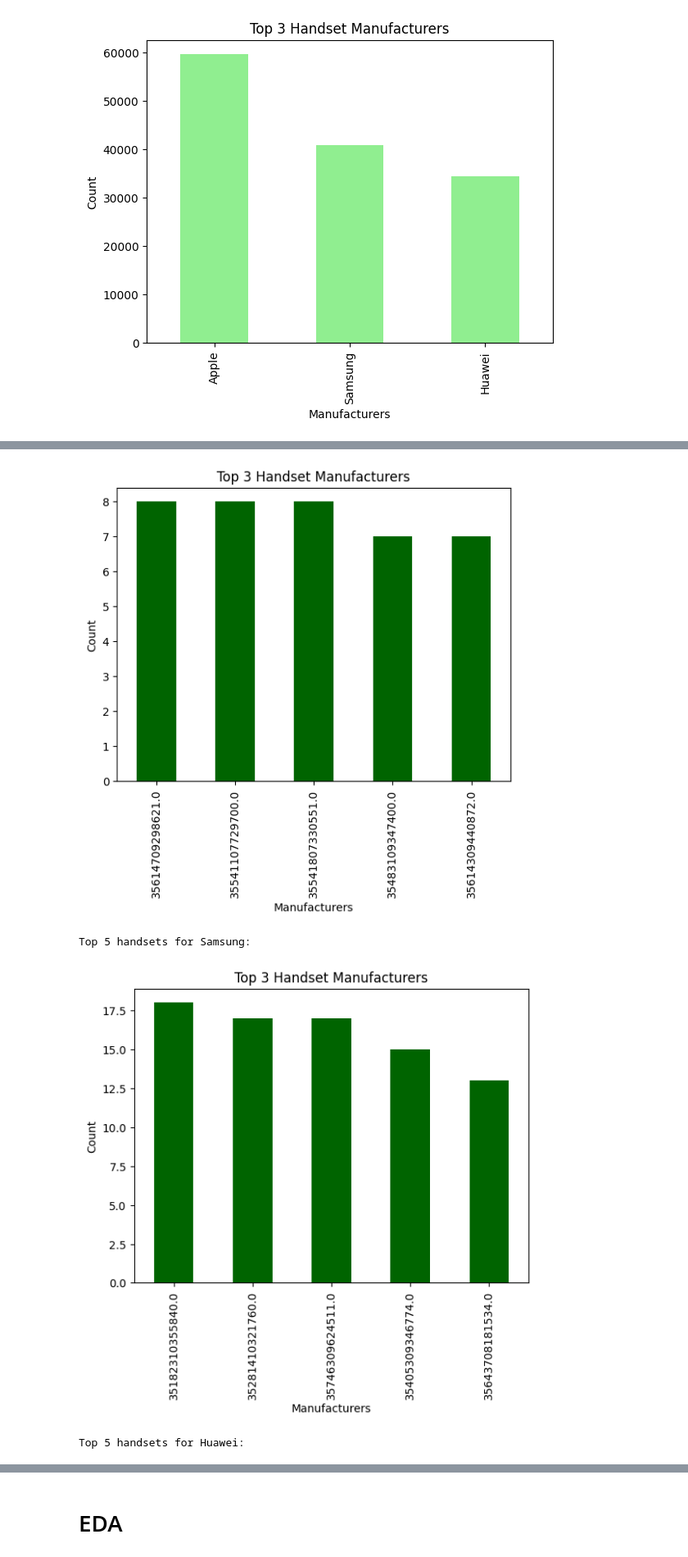
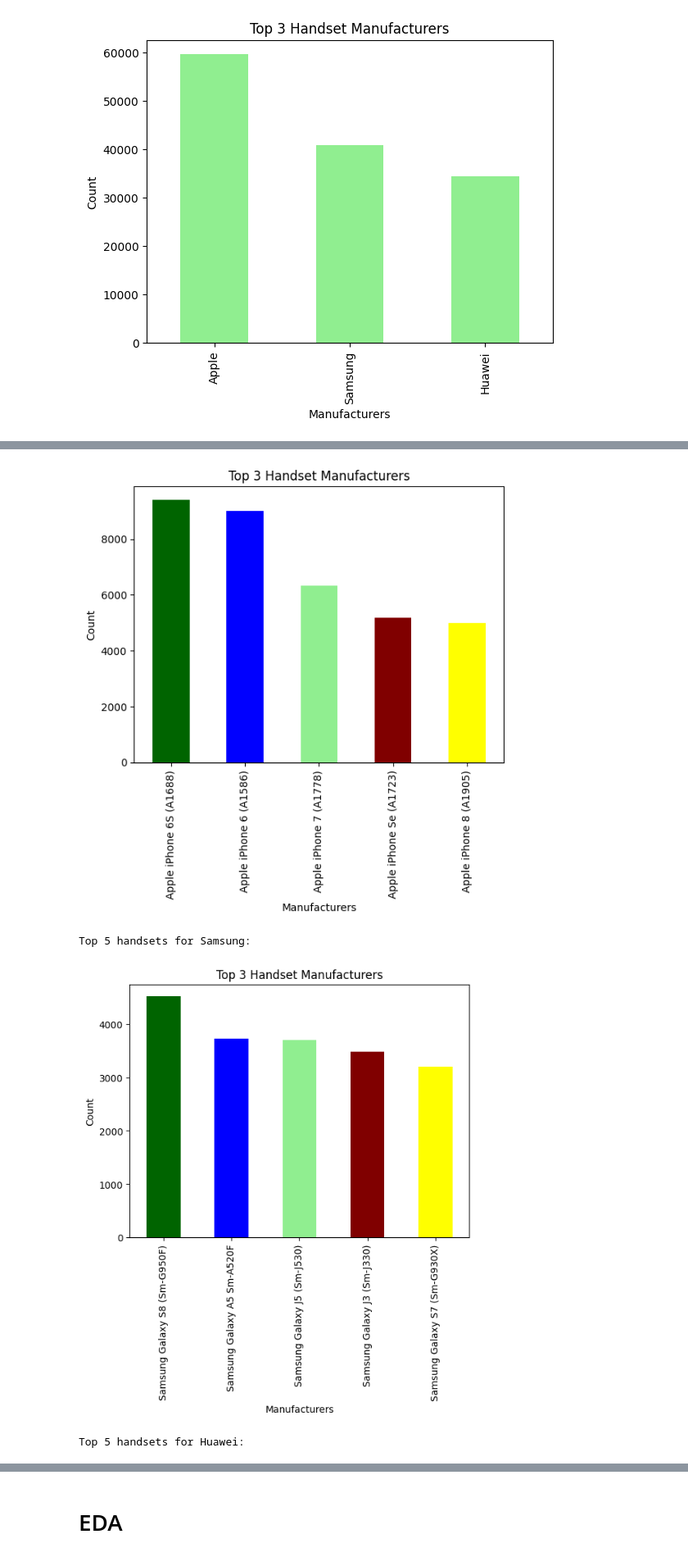
Before and after one commit to amannnnnyyyy/Telecommunication-Analysis-TellCo-, a Jupyter notebook: notebooks/telecom.ipynb, the cells around one changed output, grey strips where cells are left out. Shown: that part at 82% size. Saved outputs shown, nothing was run; the diff lists cells and outputs as text; code cells hidden in the pictures.

```diff
--- a/notebooks/telecom.ipynb
+++ b/notebooks/telecom.ipynb
@@ -118,16 +117,16 @@ plt.show()
 # %%
 # Loop through the top 3 manufacturers and find the top 5 handsets for each
 for manufacturer in top_3_manufacturers.index:
     print(f"Top 5 handsets for {manufacturer}:")
-    top_5_handsets = data[data['Handset Manufacturer'] == manufacturer]['IMEI'].value_counts().head(5)
-    top_5_handsets.plot(kind='bar', color='darkgreen')
+    top_5_handsets = data[data['Handset Manufacturer'] == manufacturer]['Handset Type'].value_counts().head(5)
+    top_5_handsets.plot(kind='bar', color=['darkgreen','blue','lightgreen','maroon','yellow'])
     plt.title('Top 3 Handset Manufacturers')
     plt.xlabel('Manufacturers')
     plt.ylabel('Count')
     plt.show()
 # %% [output]
 Top 5 handsets for Apple:
-[figure, old version]
+[figure, new version]
 Top 5 handsets for Samsung:
-[figure, old version]
+[figure, new version]
 Top 5 handsets for Huawei:
```
Also changed, not shown: parts of 16 cells of this notebook, 1 other file.
